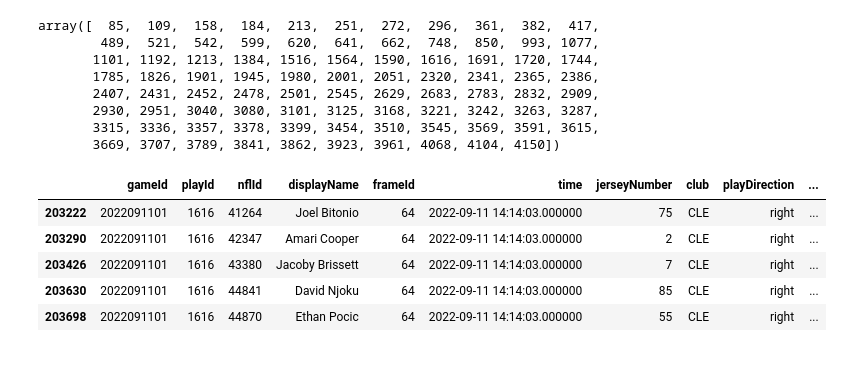
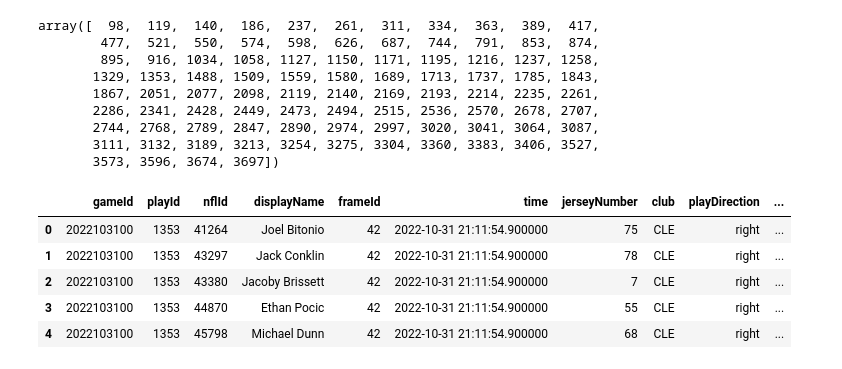
Before and after one commit to SecondHandSushi/NFL_explore_2022, a Jupyter notebook: Exploratory/tracking_week_8_explore.ipynb, the cells around one changed output. Saved outputs shown, nothing was run; the diff lists cells and outputs as text; code cells hidden in the pictures.

```diff
--- a/Exploratory/tracking_week_8_explore.ipynb
+++ b/Exploratory/tracking_week_8_explore.ipynb
@@ -10,7 +10,7 @@ import pandas as pd
 #to ensure the correct week is labeled correctly
 #this notebook could also contain ways to make CSV files with more specifics to make nalysis more pointed
 #and easier down the road
-week_df = pd.read_csv('../base_datasets/tracking_week_1.csv')
+week_df = pd.read_csv('../base_datasets/tracking_week_8.csv')
 week_df.head()
 # %% [output]
 |  | gameId | playId | nflId | displayName | frameId | time | jerseyNumber | club | playDirection | ... |
@@ -120,23 +117,25 @@ NameError: name 'week_df' is not defined
 #list of playId numbers
 cle_wk1_track_df['playId'].unique()
 # %% [output]
-array([  85,  109,  158,  184,  213,  251,  272,  296,  361,  382,  417,
-        489,  521,  542,  599,  620,  641,  662,  748,  850,  993, 1077,
-       1101, 1192, 1213, 1384, 1516, 1564, 1590, 1616, 1691, 1720, 1744,
-       1785, 1826, 1901, 1945, 1980, 2001, 2051, 2320, 2341, 2365, 2386,
-       2407, 2431, 2452, 2478, 2501, 2545, 2629, 2683, 2783, 2832, 2909,
-       2930, 2951, 3040, 3080, 3101, 3125, 3168, 3221, 3242, 3263, 3287,
-       3315, 3336, 3357, 3378, 3399, 3454, 3510, 3545, 3569, 3591, 3615,
-       3669, 3707, 3789, 3841, 3862, 3923, 3961, 4068, 4104, 4150])
+array([  98,  119,  140,  186,  237,  261,  311,  334,  363,  389,  417,
+        477,  521,  550,  574,  598,  626,  687,  744,  791,  853,  874,
+        895,  916, 1034, 1058, 1127, 1150, 1171, 1195, 1216, 1237, 1258,
+       1329, 1353, 1488, 1509, 1559, 1580, 1689, 1713, 1737, 1785, 1843,
+       1867, 2051, 2077, 2098, 2119, 2140, 2169, 2193, 2214, 2235, 2261,
+       2286, 2341, 2428, 2449, 2473, 2494, 2515, 2536, 2570, 2678, 2707,
+       2744, 2768, 2789, 2847, 2890, 2974, 2997, 3020, 3041, 3064, 3087,
+       3111, 3132, 3189, 3213, 3254, 3275, 3304, 3360, 3383, 3406, 3527,
+       3573, 3596, 3674, 3697])
 # %%
 #1012 touchdowns for week 1 seemed like a lot, so I looked at my favorite team, and found that each player on the field
 #for the team that scored has 'event' equal to touchdown, makes more sense
 touchdowns_cle_df = week_df.loc[(week_df['event'] == 'touchdown') & (week_df['club'] == 'CLE')]
+touchdowns_cle_df.reset_index(drop=True, inplace=True)
 touchdowns_cle_df.head()
 # %% [output]
 |  | gameId | playId | nflId | displayName | frameId | time | jerseyNumber | club | playDirection | ... |
-| 203222 | 2022091101 | 1616 | 41264 | Joel Bitonio | 64 | 2022-09-11 14:14:03.000000 | 75 | CLE | right | ... |
-| 203290 | 2022091101 | 1616 | 42347 | Amari Cooper | 64 | 2022-09-11 14:14:03.000000 | 2 | CLE | right | ... |
-| 203426 | 2022091101 | 1616 | 43380 | Jacoby Brissett | 64 | 2022-09-11 14:14:03.000000 | 7 | CLE | right | ... |
-| 203630 | 2022091101 | 1616 | 44841 | David Njoku | 64 | 2022-09-11 14:14:03.000000 | 85 | CLE | right | ... |
-| 203698 | 2022091101 | 1616 | 44870 | Ethan Pocic | 64 | 2022-09-11 14:14:03.000000 | 55 | CLE | right | ... |
+| 0 | 2022103100 | 1353 | 41264 | Joel Bitonio | 42 | 2022-10-31 21:11:54.900000 | 75 | CLE | right | ... |
+| 1 | 2022103100 | 1353 | 43297 | Jack Conklin | 42 | 2022-10-31 21:11:54.900000 | 78 | CLE | right | ... |
+| 2 | 2022103100 | 1353 | 43380 | Jacoby Brissett | 42 | 2022-10-31 21:11:54.900000 | 7 | CLE | right | ... |
+| 3 | 2022103100 | 1353 | 44870 | Ethan Pocic | 42 | 2022-10-31 21:11:54.900000 | 55 | CLE | right | ... |
+| 4 | 2022103100 | 1353 | 45798 | Michael Dunn | 42 | 2022-10-31 21:11:54.900000 | 68 | CLE | right | ... |
```
Also changed, not shown: parts of 8 cells of this notebook, 2 other files.
